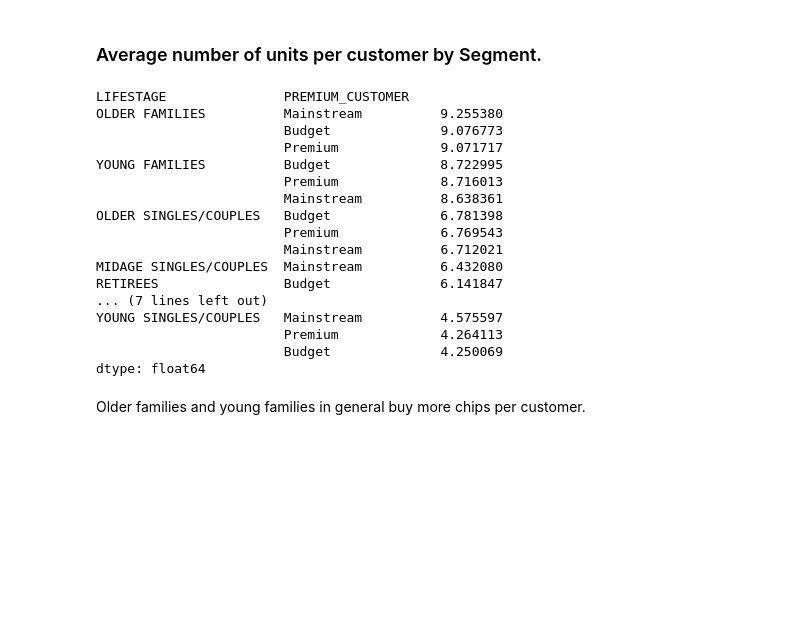
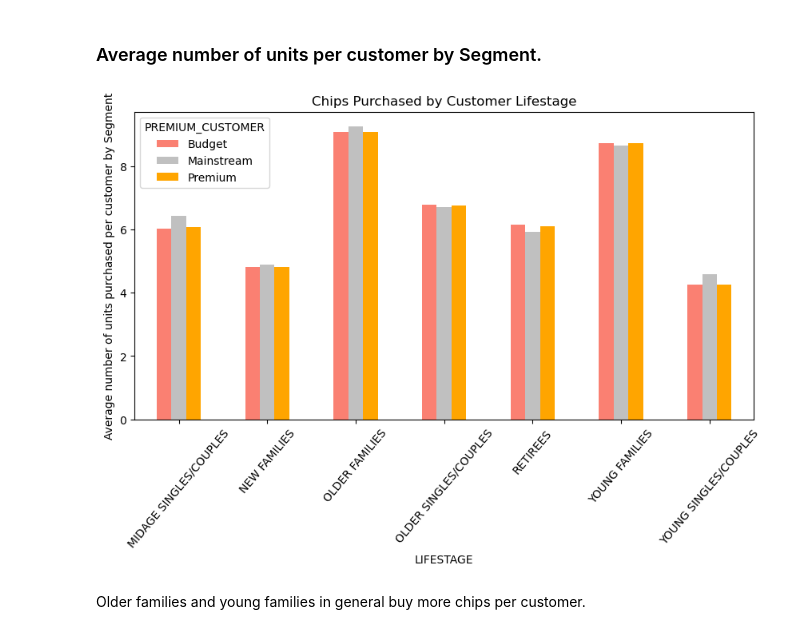
Before and after one commit to JonaFallas/Quantium-Data-Analysis-Project, a Jupyter notebook: Quantium_project.ipynb, the cells around one changed output. Saved outputs shown, nothing was run; the diff lists cells and outputs as text; code cells hidden in the pictures; blank space fills up the shorter version.

```diff
--- a/Quantium_project.ipynb
+++ b/Quantium_project.ipynb
@@ -564,27 +564,17 @@ cx_by_segments = merged_df.groupby(["LIFESTAGE", "PREMIUM_CUSTOMER"])["LYLTY_CAR
 avg_products_by_customer = nbr_chips_by_segment/cx_by_segments
 
 # Descending order
-avg_products_by_customer = avg_products_by_customer.sort_values(ascending=False)
-
-print(avg_products_by_customer)
+avg_products_by_customer = avg_products_by_customer.sort_values(ascending=True)
-# %% [output]
-LIFESTAGE               PREMIUM_CUSTOMER
-OLDER FAMILIES          Mainstream          9.255380
-                        Budget              9.076773
-                        Premium             9.071717
-YOUNG FAMILIES          Budget              8.722995
-                        Premium             8.716013
-                        Mainstream          8.638361
-OLDER SINGLES/COUPLES   Budget              6.781398
-                        Premium             6.769543
-                        Mainstream          6.712021
-MIDAGE SINGLES/COUPLES  Mainstream          6.432080
-RETIREES                Budget              6.141847
-... (7 lines left out)
-YOUNG SINGLES/COUPLES   Mainstream          4.575597
-                        Premium             4.264113
-                        Budget              4.250069
-dtype: float64
+# %%
+# Creating the chart for average number of units per customer by Segment
+
+chart = avg_products_by_customer.unstack('PREMIUM_CUSTOMER').plot.bar(figsize=(10, 5), color=['salmon','silver','orange'])
+chart.set_ylabel("Average number of units purchased per customer by Segment")
+chart.set_title('Chips Purchased by Customer Lifestage')
+plt.xticks(rotation=50)
+plt.show()
+# %% [output]
+[figure, added]
 # %% [markdown]
 Older families and young families in general buy more chips per customer.
 # %% [markdown]
```
Also changed, not shown: parts of 10 cells of this notebook.
